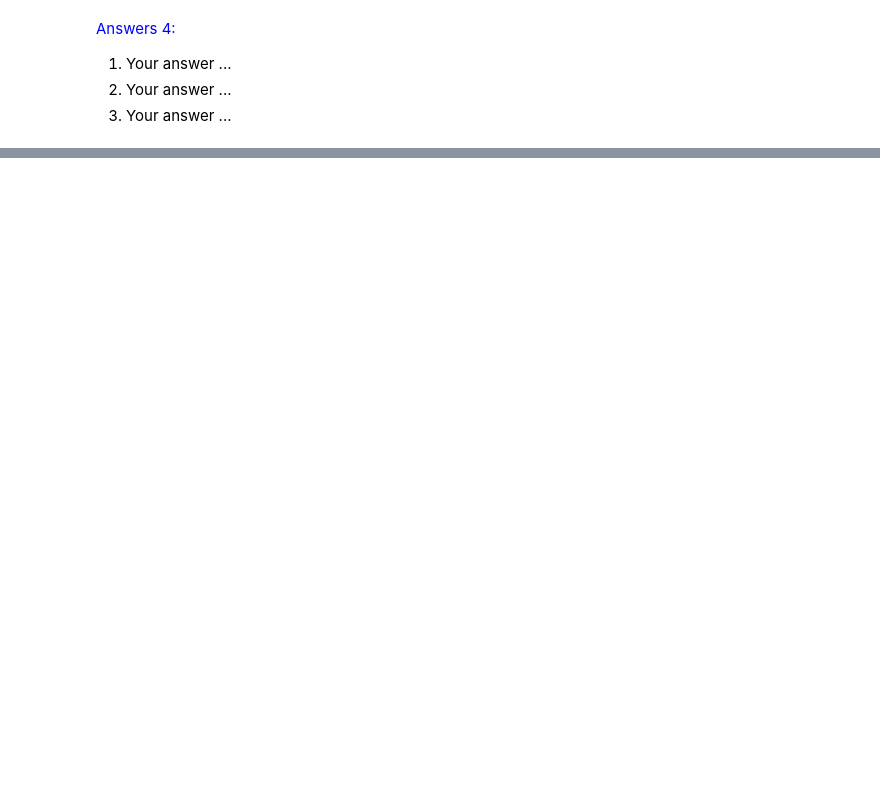
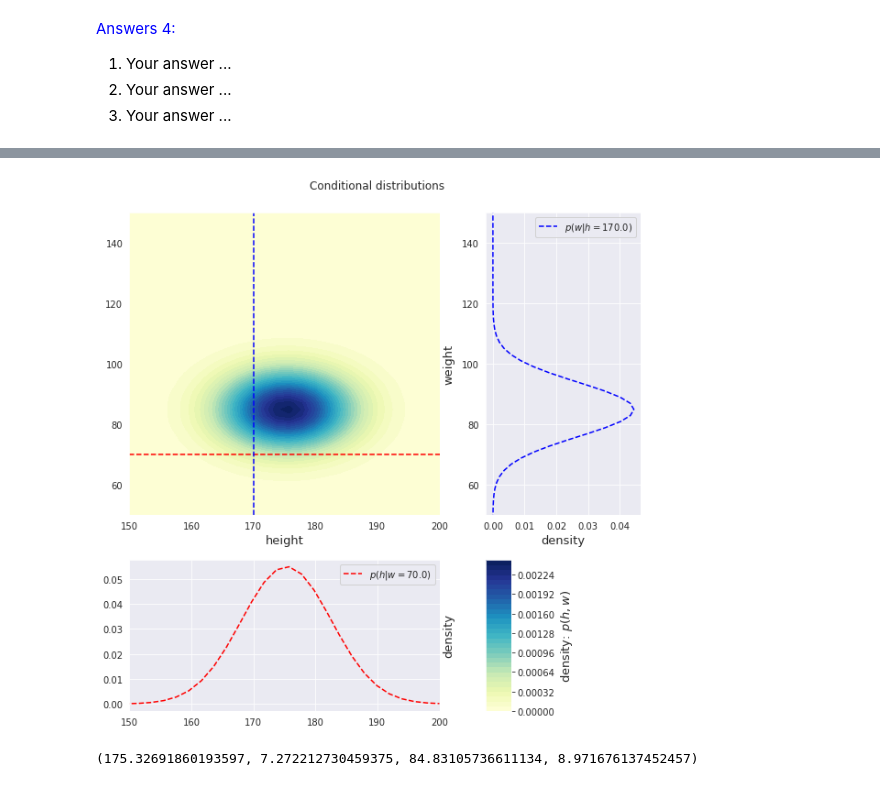
Before and after one commit to WelfLowe/ML4non-programmers, a Jupyter notebook: AI_Technology_Introduction.ipynb, the cells around one changed output, grey strips where cells are left out. Drawn from its saved outputs; the diff is of its cells as text; code cells hidden in the pictures; blank space fills up the shorter version.

Commit message:
Added conditional normal distributions

```diff
--- a/AI_Technology_Introduction.ipynb
+++ b/AI_Technology_Introduction.ipynb
@@ -347,0 +494,5 @@ Pick your own (or a fictive person's) gender, weight, and height. Then
+# %%
+plot_marginal_distributions(np.c_[mu_m], cov_m, welf)
+# %% [output]
+[figure, added]
+(175.32691860193597, 7.272212730459375, 84.83105736611134, 8.971676137452457)
```
Also changed, not shown: parts of 11 cells of this notebook.
